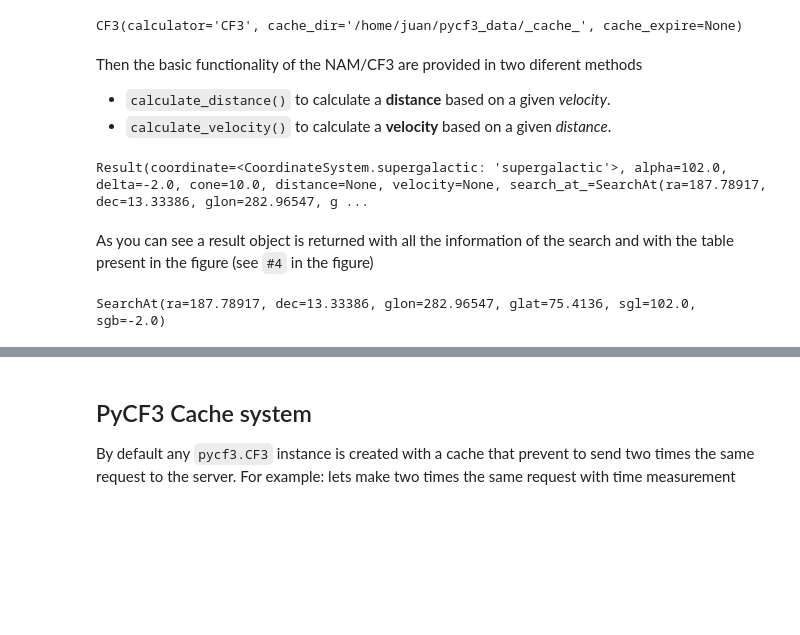
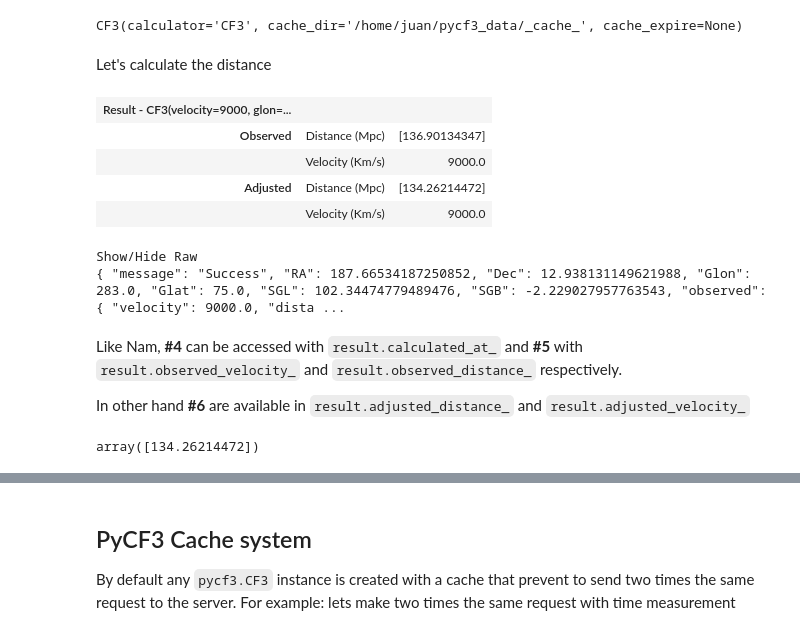
Before and after one commit to quatrope/pycf3, a Jupyter notebook: docs/source/tutorial.ipynb, the cells around one changed output, grey strips where cells are left out. Drawn from its saved outputs; the diff is of its cells as text; code cells hidden in the pictures; blank space fills up the shorter version.

Commit message:
better tutorial and more deprecation in result

```diff
--- a/docs/source/tutorial.ipynb
+++ b/docs/source/tutorial.ipynb
@@ -45,19 +114,24 @@ cf3 = pycf3.CF3()
 cf3
 # %% [output]
 CF3(calculator='CF3', cache_dir='/home/juan/pycf3_data/_cache_', cache_expire=None)
-# %% [markdown]
-Then the basic functionality of the NAM/CF3 are provided in two diferent methods
-
-- `calculate_distance()` to calculate a **distance** based on a given *velocity*.
-- `calculate_velocity()` to calculate a **velocity** based on a given *distance*.
-# %%
-result = cf3.supergalactic_search()
-result
-# %% [output]
-Result(coordinate=<CoordinateSystem.supergalactic: 'supergalactic'>, alpha=102.0, delta=-2.0, cone=10.0, distance=None, velocity=None, search_at_=SearchAt(ra=187.78917, dec=13.33386, glon=282.96547, g ...
-# %% [markdown]
-As you can see a result object is returned with all the information of the search and with the table present in the figure (see `#4` in the figure)
+# %% [markdown]
+Let's calculate the distance
+# %%
+result = cf3.calculate_distance(velocity=9000, glon=283, glat=75)
+result
+# %% [output]
+| Result - CF3(velocity=9000, glon=... |  |  |
+| Observed | Distance (Mpc) | [136.90134347] |
+|  | Velocity (Km/s) | 9000.0 |
+| Adjusted | Distance (Mpc) | [134.26214472] |
+|  | Velocity (Km/s) | 9000.0 |
+Show/Hide Raw
+{ "message": "Success", "RA": 187.66534187250852, "Dec": 12.938131149621988, "Glon": 283.0, "Glat": 75.0, "SGL": 102.34474779489476, "SGB": -2.229027957763543, "observed": { "velocity": 9000.0, "dista ...
+# %% [markdown]
+Like Nam, **#4** can be accessed with `result.calculated_at_` and **#5** with `result.observed_velocity_` and `result.observed_distance_` respectively.
+
+In other hand **#6** are available in `result.adjusted_distance_` and `result.adjusted_velocity_`
 # %%
-result.search_at_
+result.adjusted_distance_
 # %% [output]
-SearchAt(ra=187.78917, dec=13.33386, glon=282.96547, glat=75.4136, sgl=102.0, sgb=-2.0)
+array([134.26214472])
```
Also changed, not shown: parts of 37 cells of this notebook, 1 other file.
